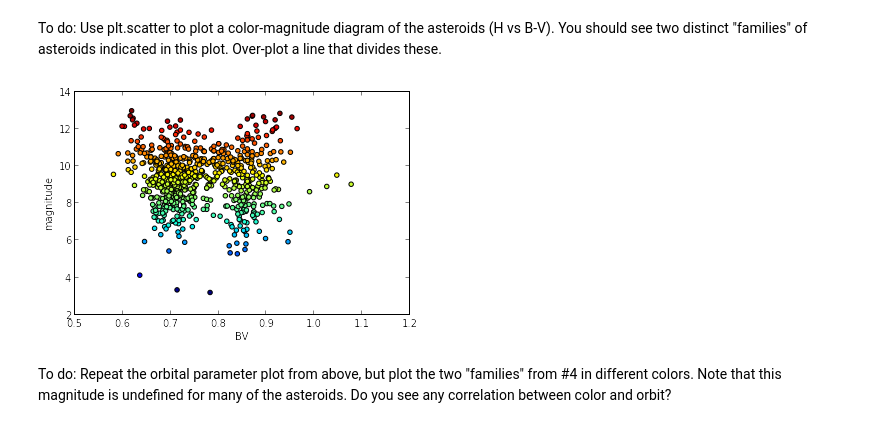
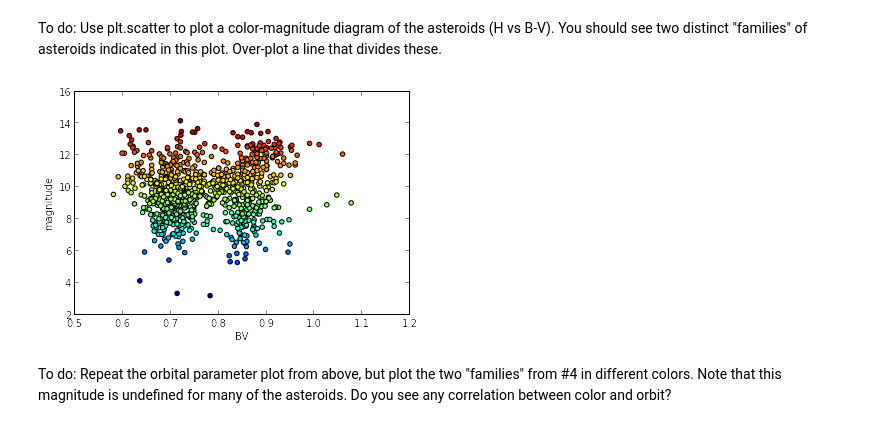
Before and after one commit to yixinmao/2014_fall_ASTR599, a Jupyter notebook: cosmoharrigan/HW1.ipynb, the cells around one changed output. Saved outputs shown, nothing was run; the diff lists cells and outputs as text; code cells hidden in the pictures.

Commit message:
Use raw data for plots, including rows missing features

```diff
--- a/cosmoharrigan/HW1.ipynb
+++ b/cosmoharrigan/HW1.ipynb
@@ -91,11 +91,11 @@ To do: Analyze what you observe, and describe what could explain this?
 # %% [markdown]
 To do: Use plt.scatter to plot a color-magnitude diagram of the asteroids (H vs B-V). You should see two distinct "families" of asteroids indicated in this plot. Over-plot a line that divides these.
 # %%
-plt.scatter(data[:,5], data[:,3], c=data[:,3]);
+plt.scatter(data_raw[:,5], data_raw[:,3], c=data_raw[:,3]);
 plt.xlabel('BV');
 plt.ylabel('magnitude');
 # %% [output]
-[figure, old version]
+[figure, new version]
 # %% [markdown]
 To do: Repeat the orbital parameter plot from above, but plot the two "families" from #4 in different colors. Note that this magnitude is undefined for many of the asteroids. Do you see any correlation between color and orbit?
 # %% [markdown]
```
Also changed, not shown: parts of 1 cell of this notebook.
